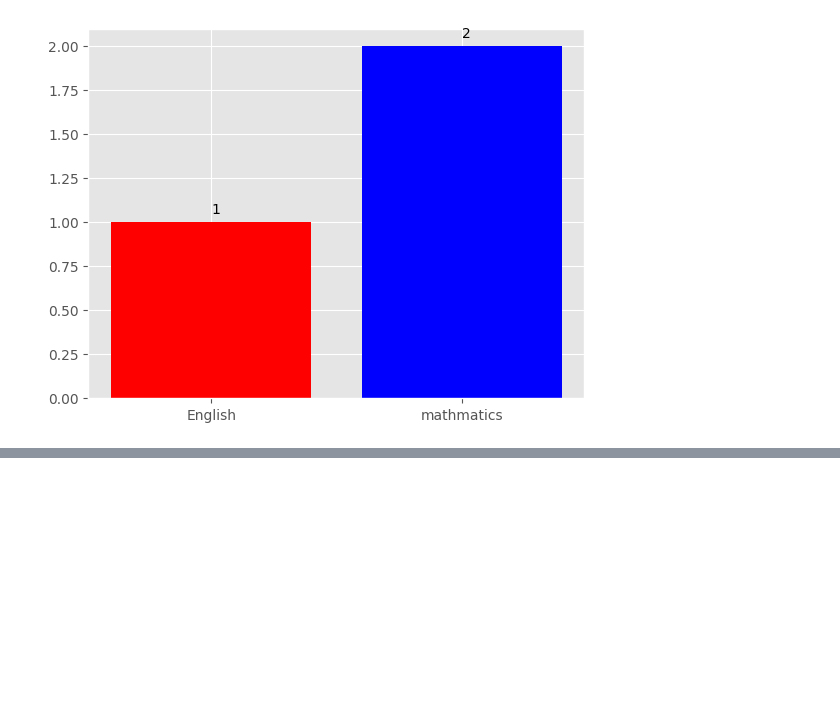
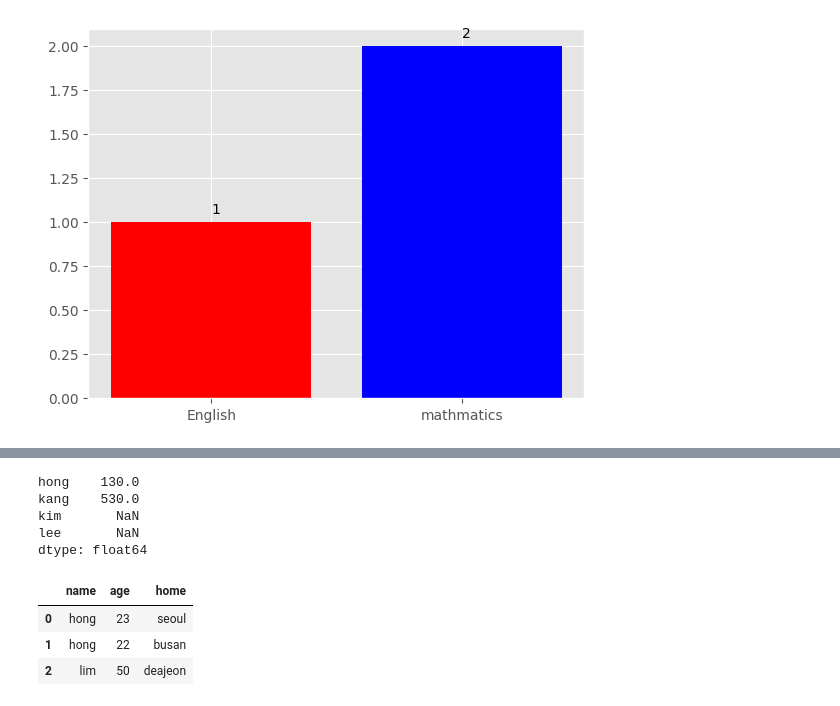
Before and after one commit to kingssik/Lecture_py_202208, a Jupyter notebook: visualization_practice.ipynb, the cells around one changed output, grey strips where cells are left out. Cells and saved outputs as stored; diff of their text form; code cells hidden in the pictures; blank space fills up the shorter version.

```diff
--- a/visualization_practice.ipynb
+++ b/visualization_practice.ipynb
@@ -148,0 +215,25 @@ plt.show()
+# %%
+# 연산
+name1 = {'hong':100, 'lee':120, 'kang':450}
+name2 = pd.Series(name1)
+
+name3 = {'hong':30, 'kim':50, 'kang':80}
+name4 = pd.Series(name3)
+
+print(name2+name4)
+# %% [output]
+hong    130.0
+kang    530.0
+kim       NaN
+lee       NaN
+dtype: float64
+# %%
+# 딕셔너리와 리스트를 활용하여 데이터프레임 생성
+memeber1 = {'name':['hong', 'hong', 'lim'], 'age':[23,22,50], 'home':['seoul', 'busan', 'deajeon']}
+member2 = pd.DataFrame(memeber1)
+member2
+# %% [output]
+|  | name | age | home |
+| 0 | hong | 23 | seoul |
+| 1 | hong | 22 | busan |
+| 2 | lim | 50 | deajeon |
```
Also changed, not shown: parts of 8 cells of this notebook.
